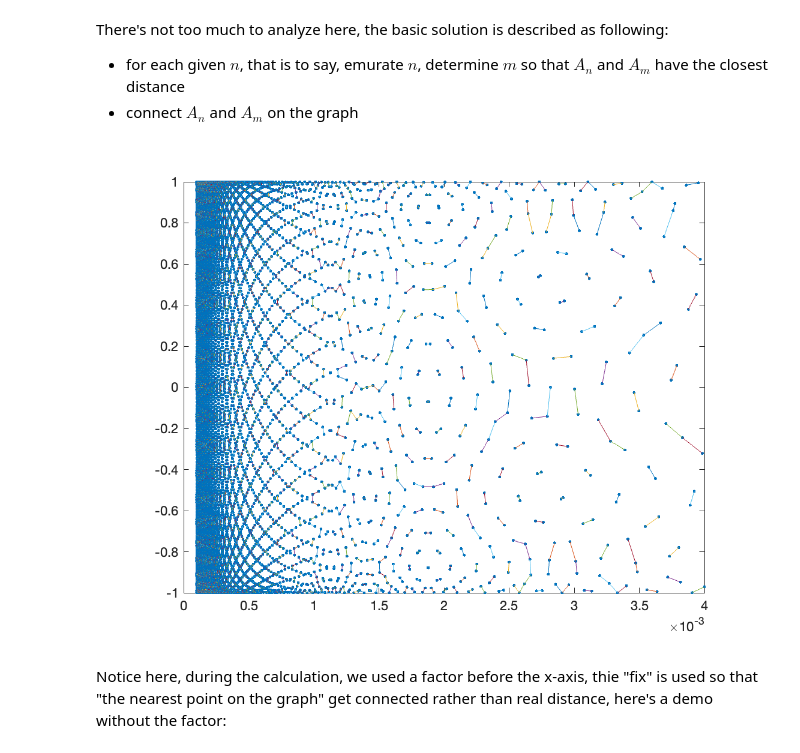
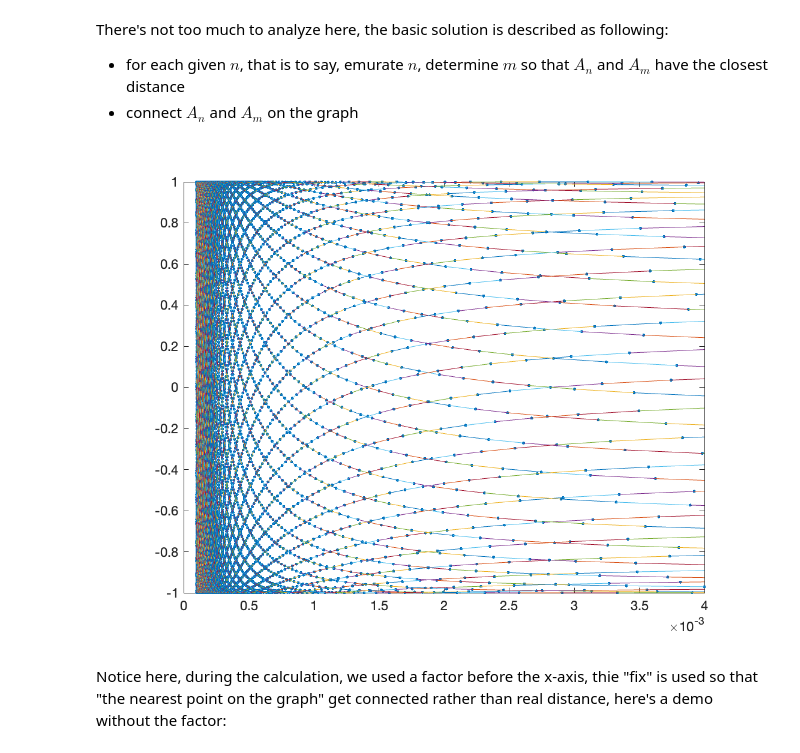
Before and after one commit to tiankaima/Notebooks, a Jupyter notebook: math-expt/lecture_1.ipynb, the cells around one changed output. Drawn from its saved outputs; the diff is of its cells as text; code cells hidden in the pictures.

```diff
--- a/math-expt/lecture_1.ipynb
+++ b/math-expt/lecture_1.ipynb
@@ -146,34 +146,35 @@ There's not too much to analyze here, the basic solution is described as followi
 # %%
 n = 1:10000;
 x = 1./n;
 y = sin(n);
 plot(x,y,'.')
 hold on
 
 for n=1:10000
     pointN = [1/n, sin(n)];
     dmin=inf;
     best_m=0;
 
-    for m=1:10000
-        pointM = [1/m, sin(m)];
-        d = sqrt( (pointN(1)-pointM(1))^2 * 10^6 + (pointN(2)-pointM(2))^2 );
-        if d < dmin & d > 0
-            dmin = d;
-            best_m = m;
-        end
-    end
+    % for m=1:10000
+    %     pointM = [1/m, sin(m)];
+    %     d = sqrt( (pointN(1)-pointM(1))^2 * 10^6 + (pointN(2)-pointM(2))^2 );
+    %     if d < dmin & d > 0
+    %         dmin = d;
+    %         best_m = m;
+    %     end
+    % end
 
-    m = best_m;
+    % m = best_m;
+    m = n + 44;
     pointM = [1/m, sin(m)];
 
     plot([pointN(1),pointM(1)], [pointN(2),pointM(2)]);
     hold on
 end
 hold off
 axis([0, 4*10^(-3), -1,1]);
 # %% [output]
-[figure, old version]
+[figure, new version]
 # %% [markdown]
 Notice here, during the calculation, we used a factor before the x-axis, thie "fix" is used so that "the nearest point on the graph" get connected rather than real distance, here's a demo without the factor:
 # %%
```
